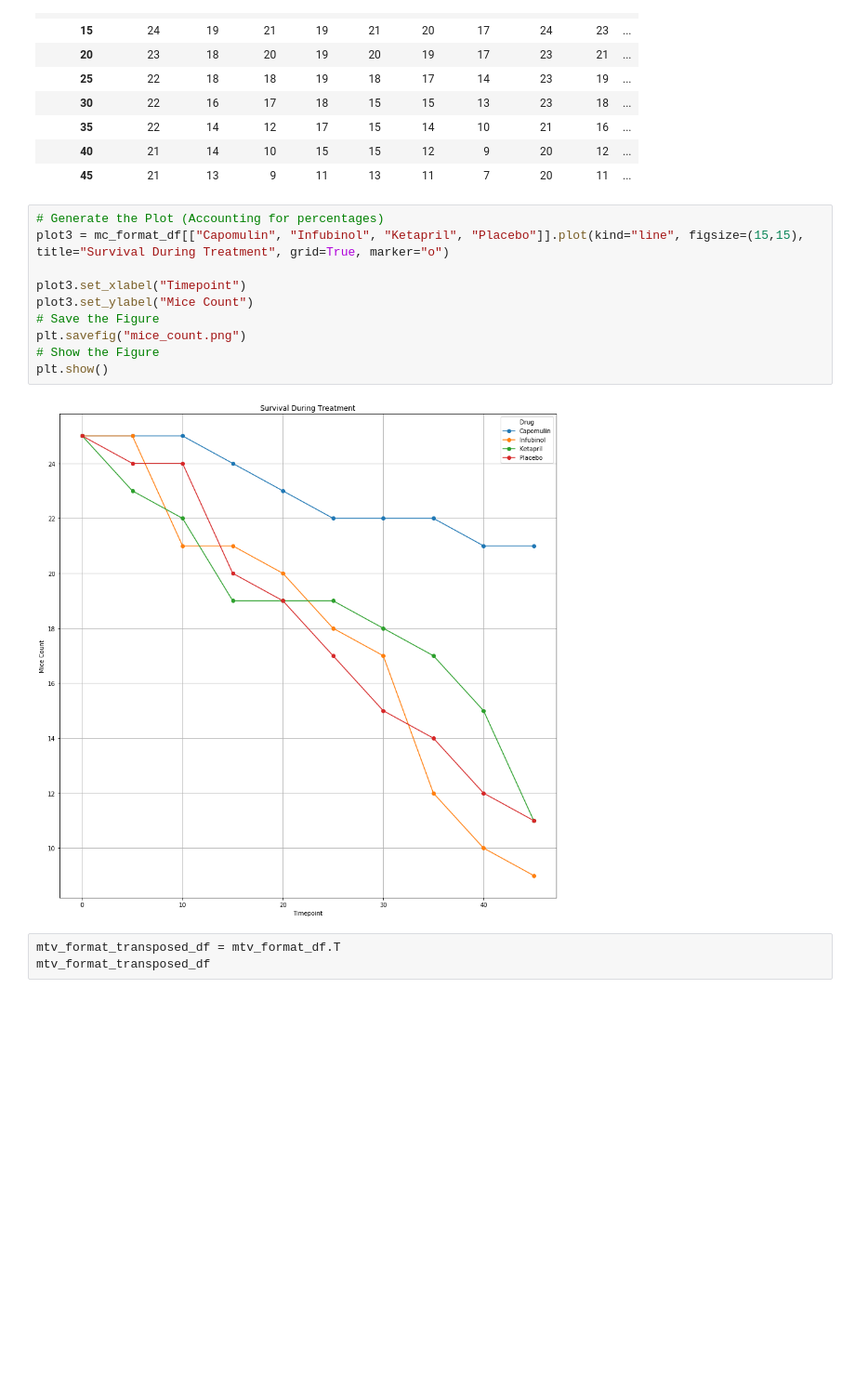
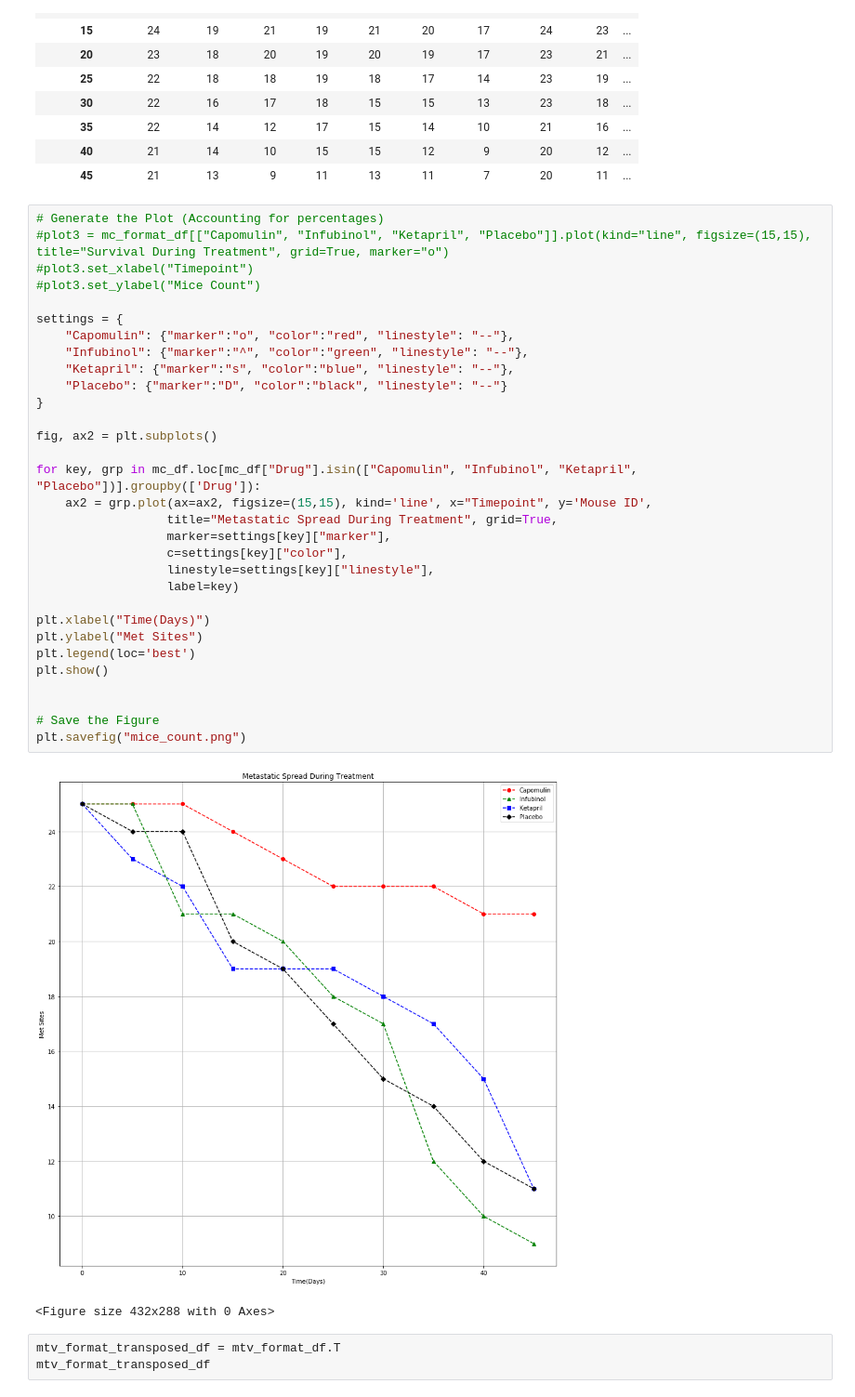
Before and after one commit to Samwimb/pymaceuticals, a Jupyter notebook: Pymaceuticals/pymaceuticals_SW.ipynb, the cells around one changed output. Shown at 93% size. Drawn from its saved outputs; the diff is of its cells as text; blank space fills up the shorter version.

```diff
--- a/Pymaceuticals/pymaceuticals_SW.ipynb
+++ b/Pymaceuticals/pymaceuticals_SW.ipynb
@@ -241,16 +266,38 @@ mc_format_df
 | 45 | 21 | 13 | 9 | 11 | 13 | 11 | 7 | 20 | 11 | ... |
 # %%
 # Generate the Plot (Accounting for percentages)
-plot3 = mc_format_df[["Capomulin", "Infubinol", "Ketapril", "Placebo"]].plot(kind="line", figsize=(15,15), title="Survival During Treatment", grid=True, marker="o")
+#plot3 = mc_format_df[["Capomulin", "Infubinol", "Ketapril", "Placebo"]].plot(kind="line", figsize=(15,15), title="Survival During Treatment", grid=True, marker="o")
+#plot3.set_xlabel("Timepoint")
+#plot3.set_ylabel("Mice Count")
 
-plot3.set_xlabel("Timepoint")
-plot3.set_ylabel("Mice Count")
+settings = {
+    "Capomulin": {"marker":"o", "color":"red", "linestyle": "--"},
+    "Infubinol": {"marker":"^", "color":"green", "linestyle": "--"},
+    "Ketapril": {"marker":"s", "color":"blue", "linestyle": "--"},
+    "Placebo": {"marker":"D", "color":"black", "linestyle": "--"}
+}
+
+fig, ax2 = plt.subplots()
+
+for key, grp in mc_df.loc[mc_df["Drug"].isin(["Capomulin", "Infubinol", "Ketapril", "Placebo"])].groupby(['Drug']):
+    ax2 = grp.plot(ax=ax2, figsize=(15,15), kind='line', x="Timepoint", y='Mouse ID',
+                  title="Metastatic Spread During Treatment", grid=True,
+                  marker=settings[key]["marker"],
+                  c=settings[key]["color"],
+                  linestyle=settings[key]["linestyle"],
+                  label=key)
+
+plt.xlabel("Time(Days)")
+plt.ylabel("Met Sites")
+plt.legend(loc='best')
+plt.show()
+
+
 # Save the Figure
 plt.savefig("mice_count.png")
-# Show the Figure
-plt.show()
 # %% [output]
-[figure, old version]
+[figure, new version]
+<Figure size 432x288 with 0 Axes>
 # %%
 mtv_format_transposed_df = mtv_format_df.T
 mtv_format_transposed_df
```
Also changed, not shown: parts of 5 cells of this notebook, 4 other files.
